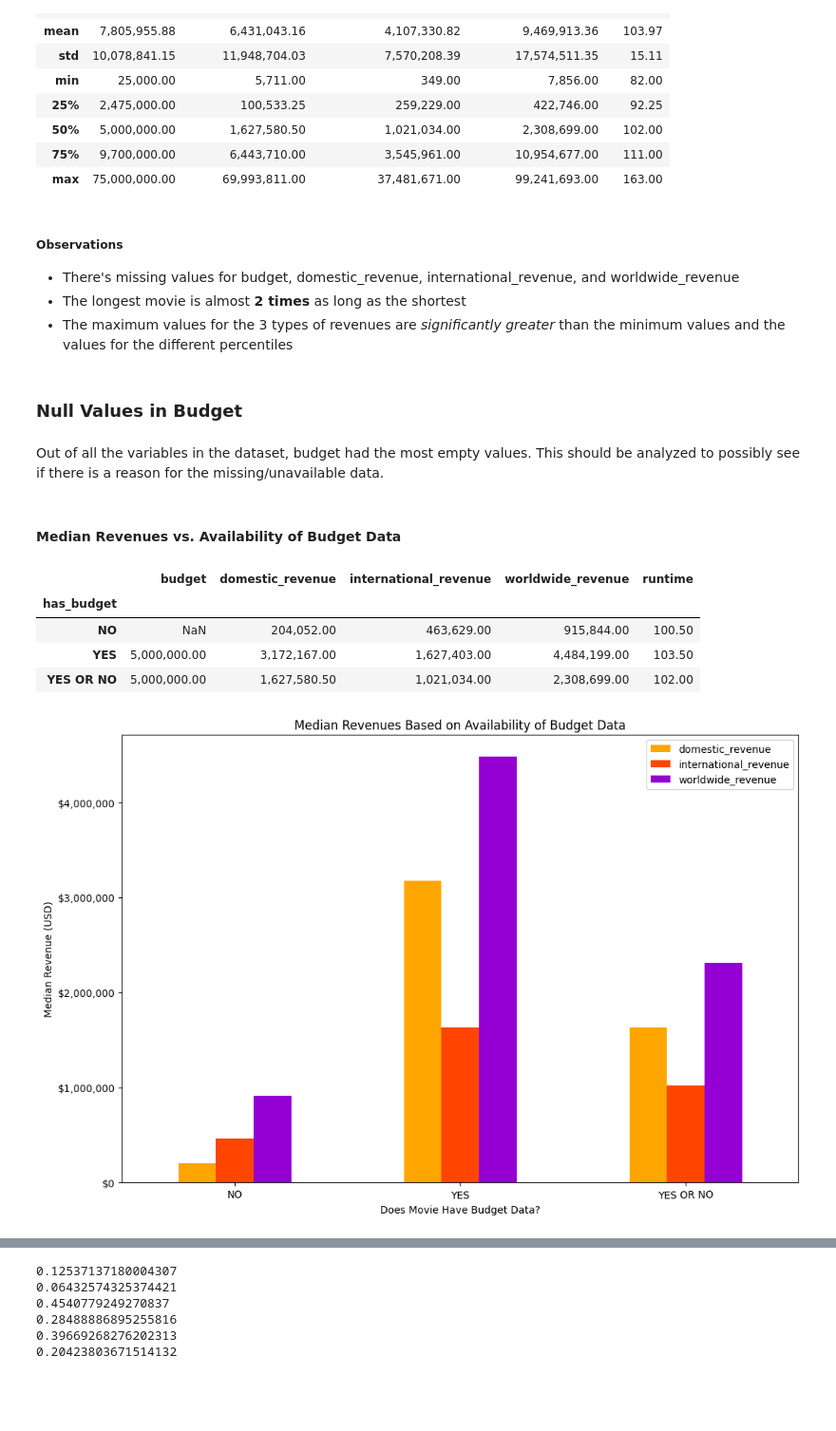
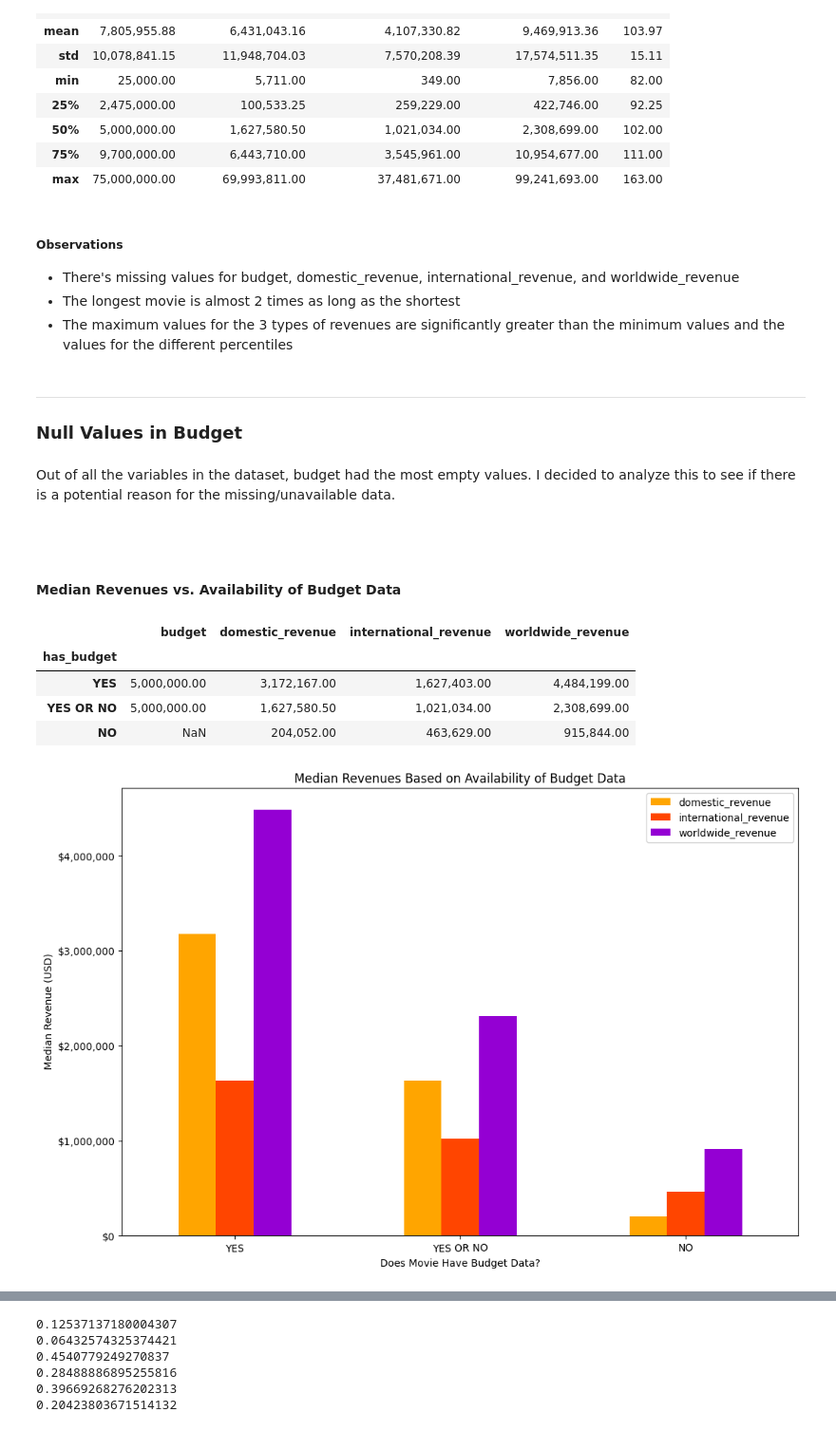
Before and after one commit to AlexPMorton/A24-Movies-EDA, a Jupyter notebook: A24_EDA.ipynb, the cells around one changed output, grey strips where cells are left out. Shown at 95% size. Drawn from its saved outputs; the diff is of its cells as text; code cells hidden in the pictures; blank space fills up the shorter version.

```diff
--- a/A24_EDA.ipynb
+++ b/A24_EDA.ipynb
@@ -131,48 +144,52 @@ A24.describe()
 # %% [markdown]
 ##### Observations
 - There's missing values for budget, domestic_revenue, international_revenue, and worldwide_revenue
-- The longest movie is almost **2 times** as long as the shortest
-- The maximum values for the 3 types of revenues are *significantly greater* than the minimum values and the values for the different percentiles
+- The longest movie is almost 2 times as long as the shortest
+- The maximum values for the 3 types of revenues are significantly greater than the minimum values and the values for the different percentiles
 # %% [markdown]
+___
 ### Null Values in Budget
 # %% [markdown]
-Out of all the variables in the dataset, budget had the most empty values. This should be analyzed to possibly see if there is a reason for the missing/unavailable data.
+Out of all the variables in the dataset, budget had the most empty values. I decided to analyze this to see if there is a potential reason for the missing/unavailable data.
+
+&nbsp;
 # %% [markdown]
 #### Median Revenues vs. Availability of Budget Data
 # %%
 # New dataframe for classifying which movies have budget data
 A24_budget_1 = A24.copy()
 
-# Adding new column to distinguish which movies have budget data
+# Adding new column to distinguish which movies have budget data using "YES" and "NO" values
 A24_budget_1['has_budget'] = np.select([A24_budget_1['budget'].isnull(), A24_budget_1['budget'].notnull()], ['NO','YES'], default='')
 A24_budget_1_median = A24_budget_1.groupby('has_budget').median()
 
 # New dataframe for all movies with or without budget data
 A24_budget_2 = A24.copy()
 
-# Adding new column for grouping by all movies with or without budget data
+# Adding new column for grouping by all movies with or without budget data using "YES OR NO" values
 A24_budget_2['has_budget'] = np.select([A24_budget_2['budget'].any()], ['YES OR NO'], default='')
 A24_budget_2_median = A24_budget_2.groupby('has_budget').median()
 
-# Combining the rows of the two data frames together
+# Combining the rows of the two dataframes together
 A24_budgets_median = pd.concat([A24_budget_1_median,A24_budget_2_median], sort = False)
 
-A24_budgets_median # Data of average values for the 3 different movie groups
+A24_budgets_median.drop('runtime', axis = 1).reindex(['YES','YES OR NO','NO'])
 # %% [output]
-|  | budget | domestic_revenue | international_revenue | worldwide_revenue | runtime |
-| has_budget |  |  |  |  |  |
-| NO | NaN | 204,052.00 | 463,629.00 | 915,844.00 | 100.50 |
-| YES | 5,000,000.00 | 3,172,167.00 | 1,627,403.00 | 4,484,199.00 | 103.50 |
-| YES OR NO | 5,000,000.00 | 1,627,580.50 | 1,021,034.00 | 2,308,699.00 | 102.00 |
+|  | budget | domestic_revenue | international_revenue | worldwide_revenue |
+| has_budget |  |  |  |  |
+| YES | 5,000,000.00 | 3,172,167.00 | 1,627,403.00 | 4,484,199.00 |
+| YES OR NO | 5,000,000.00 | 1,627,580.50 | 1,021,034.00 | 2,308,699.00 |
+| NO | NaN | 204,052.00 | 463,629.00 | 915,844.00 |
 # %%
 # Creating plot for median revenues vs. availability of budget data
-A24_budgets_median_revenues_plot = A24_budgets_median[['domestic_revenue','international_revenue','worldwide_revenue']].plot(kind='bar', figsize = (12,12/1.5), color = ['orange','orangered','darkviolet'], rot = 1,
-xlabel='Does Movie Have Budget Data?', ylabel='Median Revenue (USD)',
-title='Median Revenues Based on Availability of Budget Data')
+A24_budgets_median_revenues_plot = A24_budgets_median.reindex(['YES','YES OR NO','NO'])[['domestic_revenue','international_revenue','worldwide_revenue']].plot(kind = 'bar', figsize = (12,12/1.5), color = ['orange','orangered','darkviolet'], rot = 1,
+xlabel = 'Does Movie Have Budget Data?', ylabel = ' Median Revenue (USD)',
+title = 'Median Revenues Based on Availability of Budget Data')
 
+# Formatting y-axis values for USD
 A24_budgets_median_revenues_plot.yaxis.set_major_formatter('${x:,.0f}')
 
 A24_budgets_median_revenues_plot;
 # %% [output]
-[figure, old version]
+[figure, new version]
 # %% [markdown]
```
Also changed, not shown: parts of 91 cells of this notebook.
